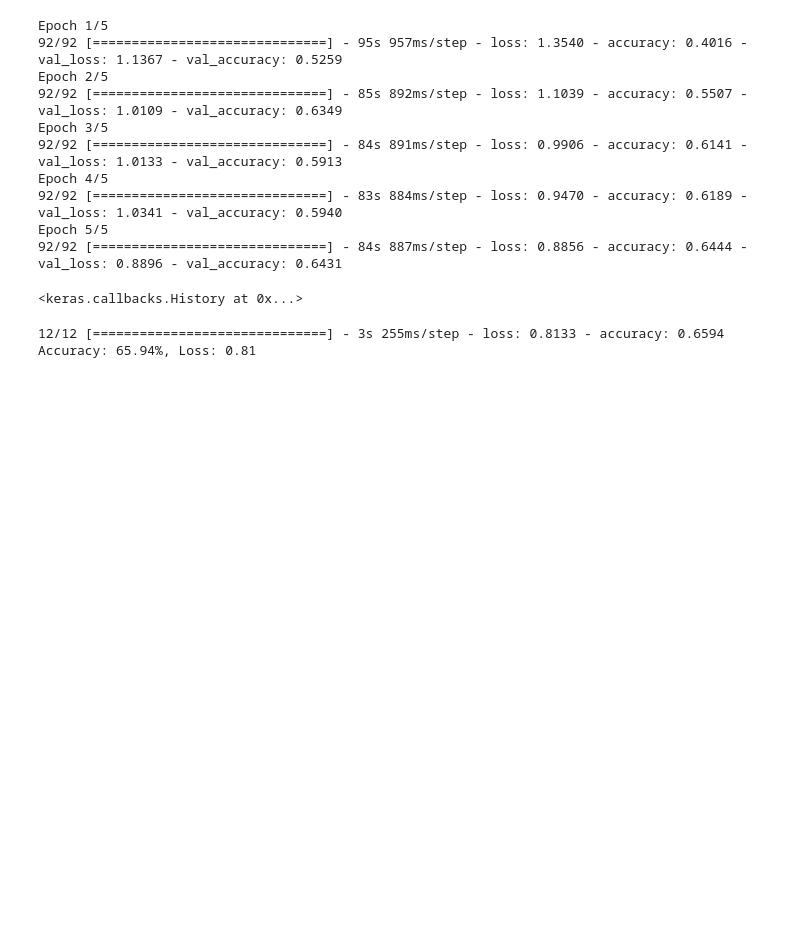
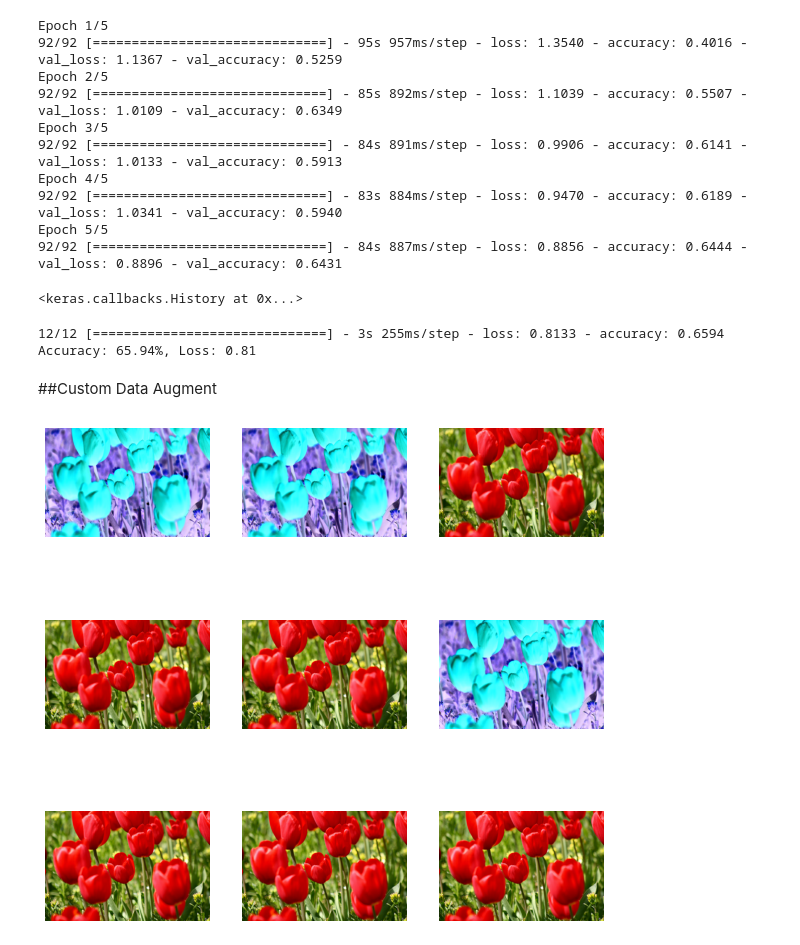
Before and after one commit to ArashDehghanyan/ml-and-vision-practices, a Jupyter notebook: Data_Augmentation.ipynb, the cells around one changed output. Drawn from its saved outputs; the diff is of its cells as text; code cells hidden in the pictures; blank space fills up the shorter version.

```diff
--- a/Data_Augmentation.ipynb
+++ b/Data_Augmentation.ipynb
@@ -162,3 +162,25 @@ print("Accuracy: {:.2f}%, Loss: {:.2f}".format(acc *100, loss))
 # %% [output]
 12/12 [==============================] - 3s 255ms/step - loss: 0.8133 - accuracy: 0.6594
 Accuracy: 65.94%, Loss: 0.81
+# %% [markdown]
+##Custom Data Augment
+# %%
+def random_invert_img(x, f=0.5):
+    if tf.random.uniform([]) < f:
+        return 255 - x
+    else:
+        return x
+# %%
+def random_invert(factor=0.5):
+    return layers.Lambda(lambda x: random_invert_img(x, factor))
+
+random_invert = random_invert()
+# %%
+plt.figure(figsize=(10, 10))
+for i in range(9):
+    augmented_image = random_invert(image)
+    plt.subplot(3, 3, i+1)
+    plt.imshow(augmented_image[0].numpy().astype('uint8'))
+    plt.axis('off')
+# %% [output]
+[figure, added]
```
Also changed, not shown: parts of 2 cells of this notebook.
